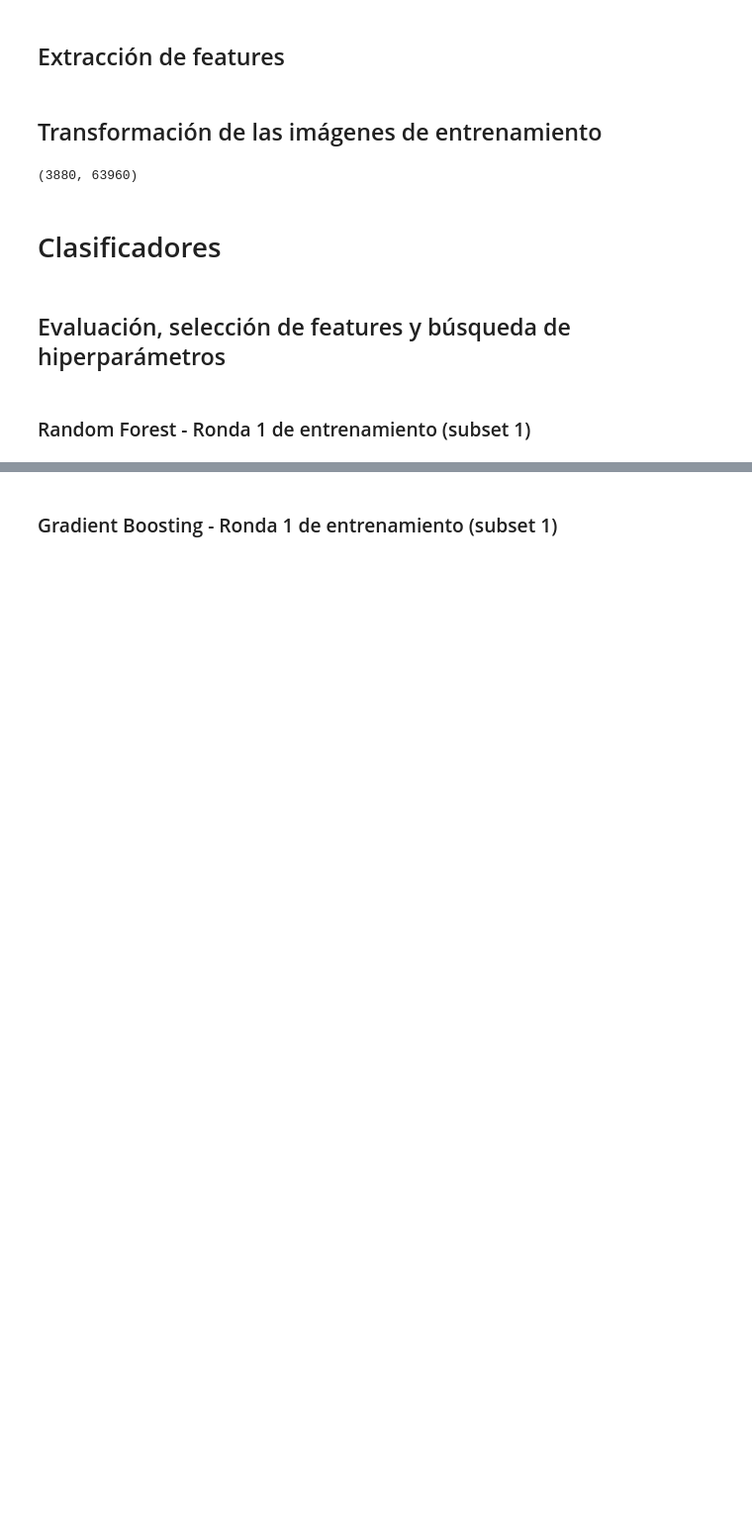
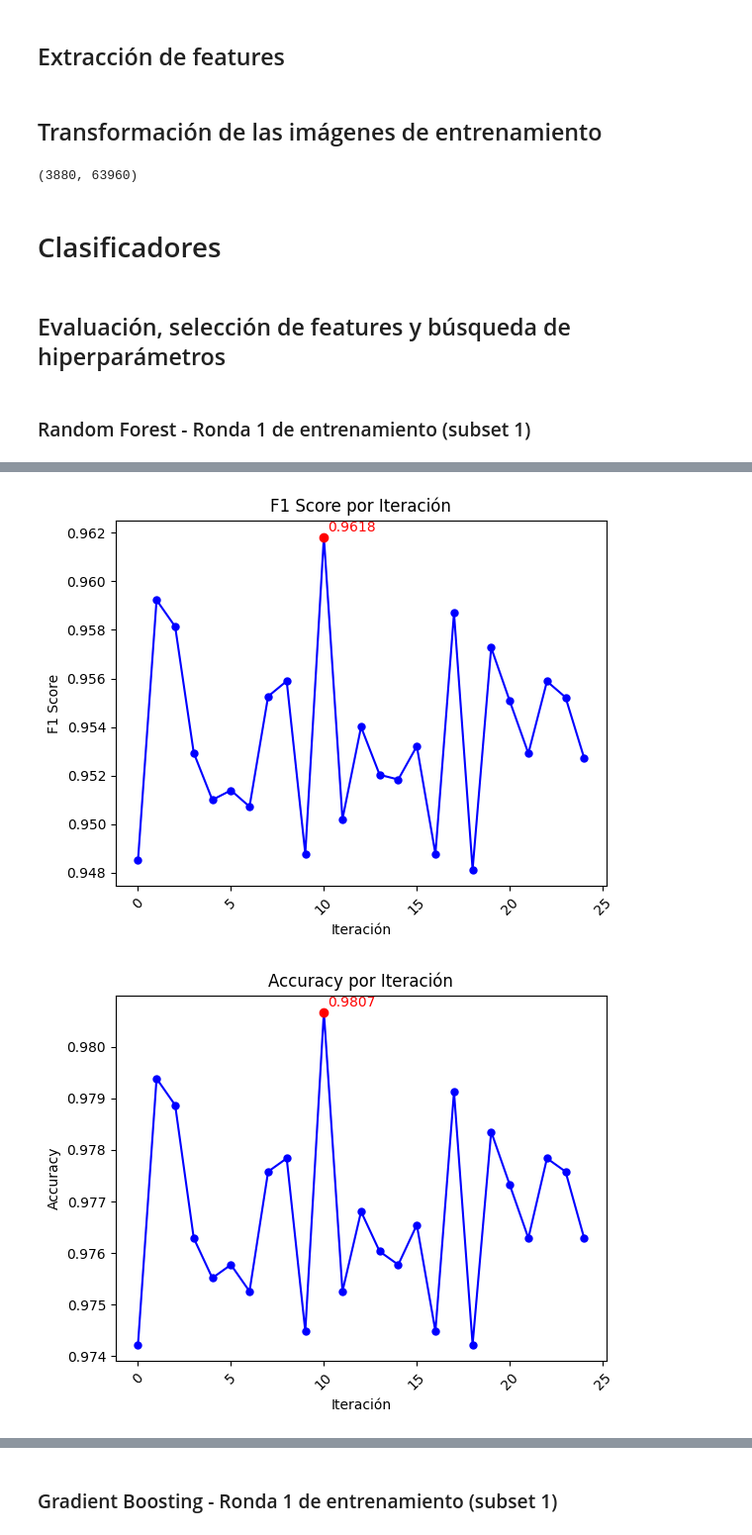
Before and after one commit to SantiagoTonarelli/Obligatorio-Machine-Learning-IA, a Jupyter notebook: Oliva-Severo-Tonarelli-Obligatorio.ipynb, the cells around one changed output, grey strips where cells are left out. Shown at 99% size. Saved outputs shown, nothing was run; the diff lists cells and outputs as text; code cells hidden in the pictures; blank space fills up the shorter version.

```diff
--- a/Oliva-Severo-Tonarelli-Obligatorio.ipynb
+++ b/Oliva-Severo-Tonarelli-Obligatorio.ipynb
@@ -339,9 +336,7 @@ def classifierOptimizer(classifier_name, X_train, y_train, param_dist, classifie
         'f1_score': cv_results['mean_test_f1']
     })
     results_dataframe = pd.concat([results_dataframe, params_df], axis=1)
-
-    results_dataframe.index.name = 'iteration'
-
+    results_dataframe.index.name = 'Iteration'
     results_dataframe.to_csv(f'FirstTrainResults/{classifier_name}_results.csv')
 
     best_index = random_search.best_index_
@@ -361,3 +345,26 @@ def plot_f1_score_results(results_dataframe, best_iteration):
+# %%
+def plot_metric_score_results(results_dataframe, best_iteration, metric_name, metric):
+    fig, ax = plt.subplots()
+
+    colors = ['blue'] * len(results_dataframe)
+    colors[best_iteration] = 'red'
+
+    ax.plot(results_dataframe.index, results_dataframe[metric], marker='o', color='blue', linestyle='-', markersize=5)
+
+    # Resaltar el mejor punto
+    ax.plot(results_dataframe.index[best_iteration], results_dataframe[metric][best_iteration], marker='o', color='red', markersize=6)
+
+    # Etiquetar el mejor punto
+    ax.annotate(f'{results_dataframe[metric][best_iteration]:.4f}',
+                (results_dataframe.index[best_iteration], results_dataframe[metric][best_iteration]),
+                textcoords="offset points", xytext=(20, 4), ha='center', color='red')
+
+    ax.set_title(f'{metric_name} por Iteración')
+    ax.set_xlabel('Iteración')
+    ax.set_ylabel(metric_name)
+    plt.xticks(rotation=45)
+
+    plt.show()
 # %% [markdown]
 ### Random Forest - Ronda 1 de entrenamiento (subset 1)
 # %%
@@ -390,0 +415,7 @@ plot_f1_score_results(results_dataframe_rf, best_index_rf)
+# %%
+plot_metric_score_results(results_dataframe_rf, best_index_rf, 'F1 Score', 'f1_score')
+plot_metric_score_results(results_dataframe_rf, best_index_rf, 'Accuracy', 'accuracy')
+plot_metric_score_results(results_dataframe_rf, best_index_rf, 'Precision', 'precision')
+# %% [output]
+[figure, added]
+[figure, added]
```
Also changed, not shown: parts of 38 cells of this notebook, 7 other files.
